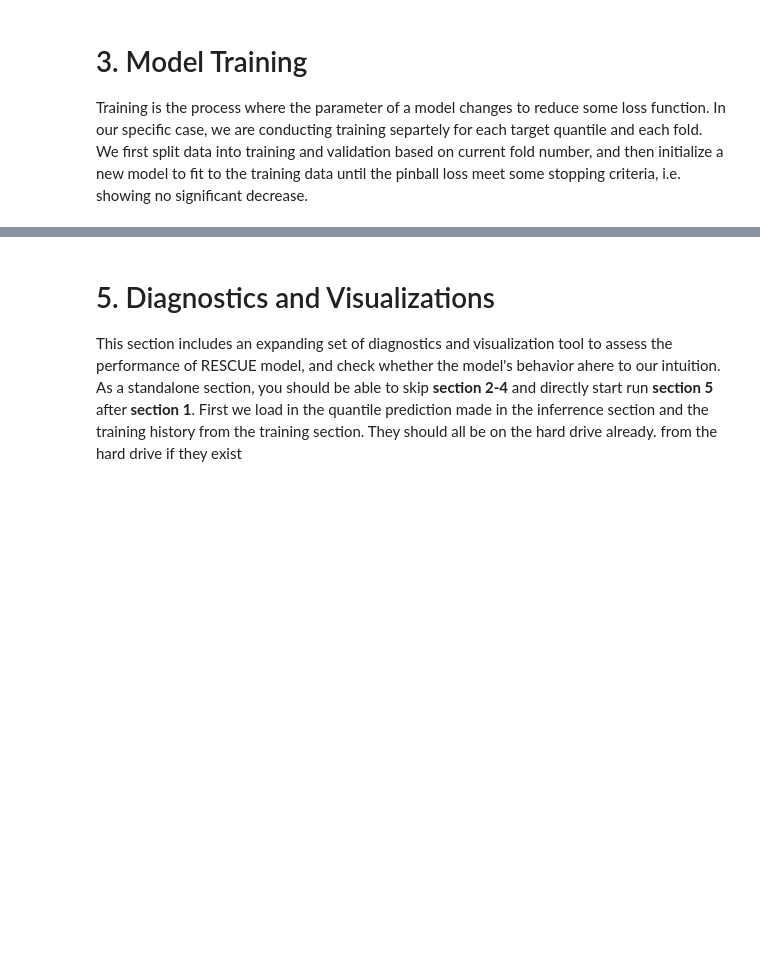
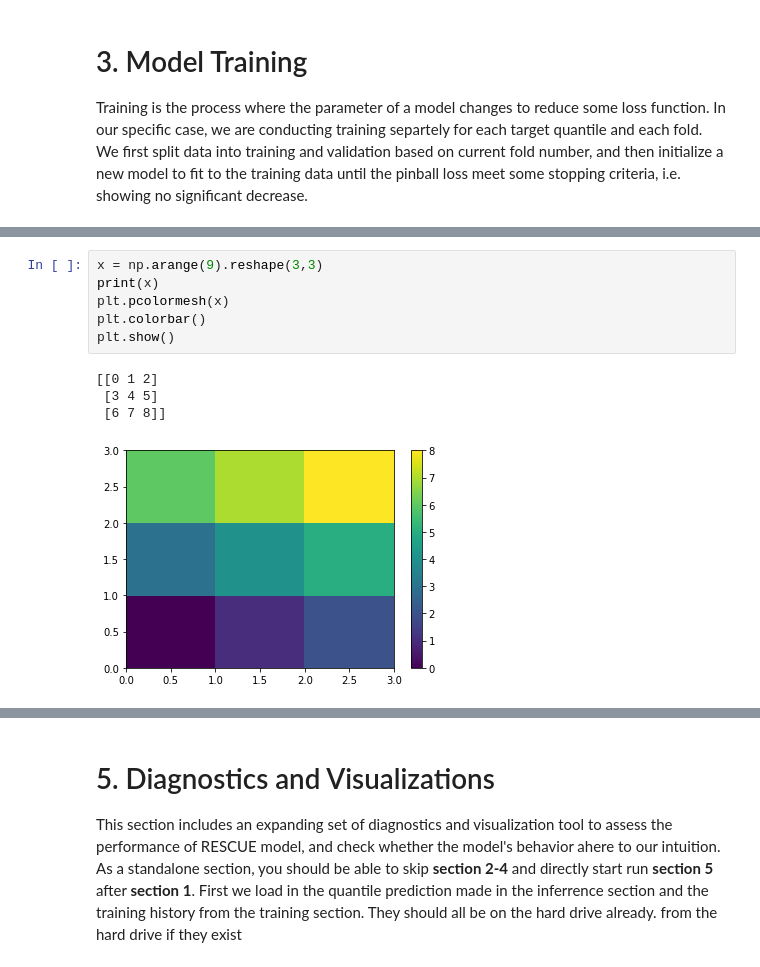
Before and after one commit to e3-/RESERVE-Public, a Jupyter notebook: code/rescue.ipynb, the cells around one changed output, grey strips where cells are left out. Drawn from its saved outputs; the diff is of its cells as text; blank space fills up the shorter version.

```diff
--- a/code/rescue.ipynb
+++ b/code/rescue.ipynb
@@ -319,0 +342,11 @@ np.save(dir_str.training_hist_path, training_history)
+# %%
+x = np.arange(9).reshape(3,3)
+print(x)
+plt.pcolormesh(x)
+plt.colorbar()
+plt.show()
+# %% [output]
+[[0 1 2]
+ [3 4 5]
+ [6 7 8]]
+[figure, added]
```
Also changed, not shown: parts of 22 cells of this notebook, 3 other files.
